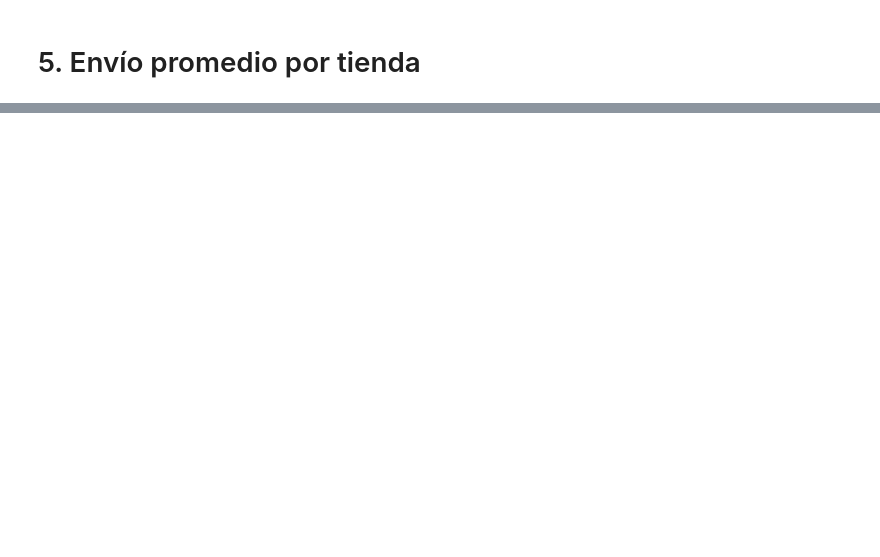
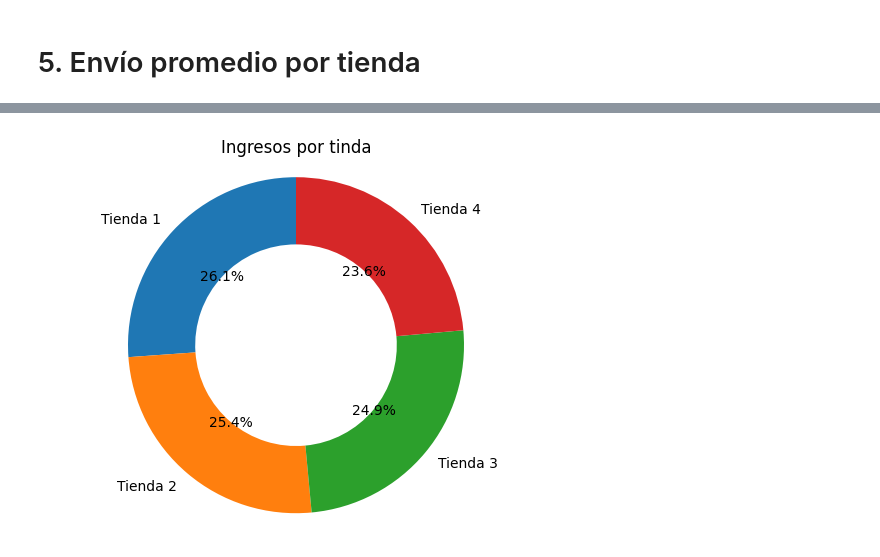
Before and after one commit to eduardo-mendiola/challenge-alura-store, a Jupyter notebook: AluraStoreLatam.ipynb, the cells around one changed output, grey strips where cells are left out. Cells and saved outputs as stored; diff of their text form; code cells hidden in the pictures; blank space fills up the shorter version.

```diff
--- a/AluraStoreLatam.ipynb
+++ b/AluraStoreLatam.ipynb
@@ -35,0 +197,8 @@ tienda.head()
+# %%
+# Pie with a hole in the middle
+plt.pie(ingresos, labels=nombres_tiendas, autopct='%1.1f%%', startangle=90, wedgeprops={'width':0.4})
+plt.title('Ingresos por tinda')
+plt.axis('equal')
+plt.show()
+# %% [output]
+[figure, added]
```
Also changed, not shown: parts of 36 cells of this notebook.
